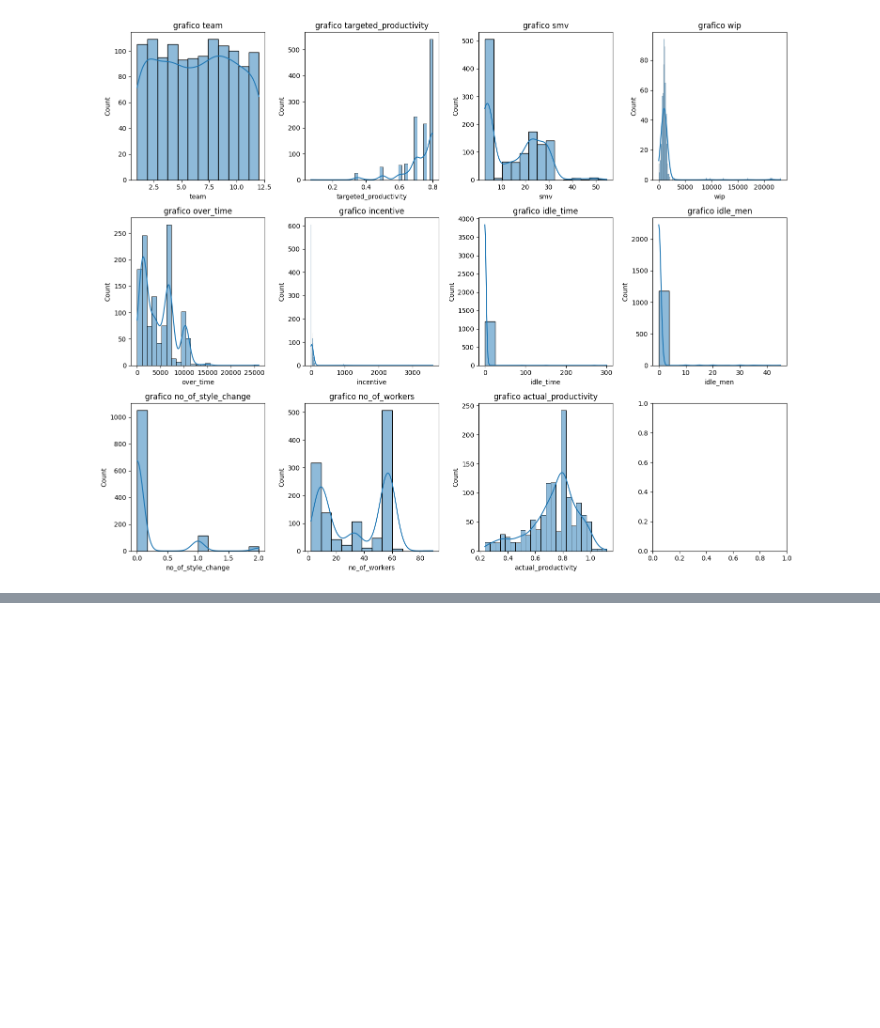
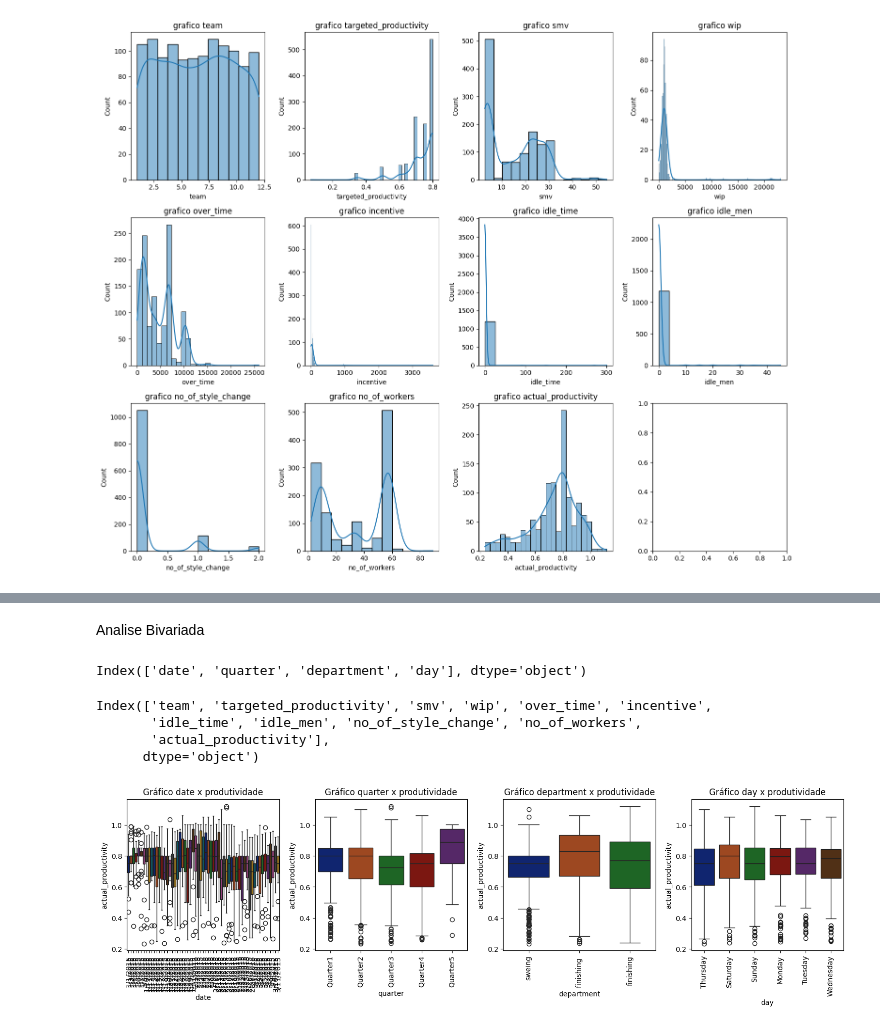
Before and after one commit to WesleySouza13/PRODUCTIVITY-PREDICTION-, a Jupyter notebook: Jupyter_notebook.ipynb, the cells around one changed output, grey strips where cells are left out. Saved outputs shown, nothing was run; the diff lists cells and outputs as text; code cells hidden in the pictures; blank space fills up the shorter version.

```diff
--- a/Jupyter_notebook.ipynb
+++ b/Jupyter_notebook.ipynb
@@ -116,0 +153,26 @@ plt.show()
+# %% [markdown]
+Analise Bivariada
+# %%
+cat_col
+# %% [output]
+Index(['date', 'quarter', 'department', 'day'], dtype='object')
+# %%
+num_col
+# %% [output]
+Index(['team', 'targeted_productivity', 'smv', 'wip', 'over_time', 'incentive',
+       'idle_time', 'idle_men', 'no_of_style_change', 'no_of_workers',
+       'actual_productivity'],
+      dtype='object')
+# %%
+fig, axes = plt.subplots(3, 4, figsize=(15, 12))
+axes = axes.flatten()
+for i, cat in enumerate(cat_col):
+    sns.boxplot(x=df[cat], y =df['actual_productivity'], ax=axes[i], palette='dark')
+    axes[i].set_title(f'Gráfico {cat} x produtividade')
+    axes[i].tick_params(axis='x', rotation=90)
+for j in range(len(cat_col), 12):
+    axes[j].set_visible(False)
+plt.tight_layout()
+plt.show()
+# %% [output]
+[figure, added]
```
Also changed, not shown: parts of 13 cells of this notebook.
